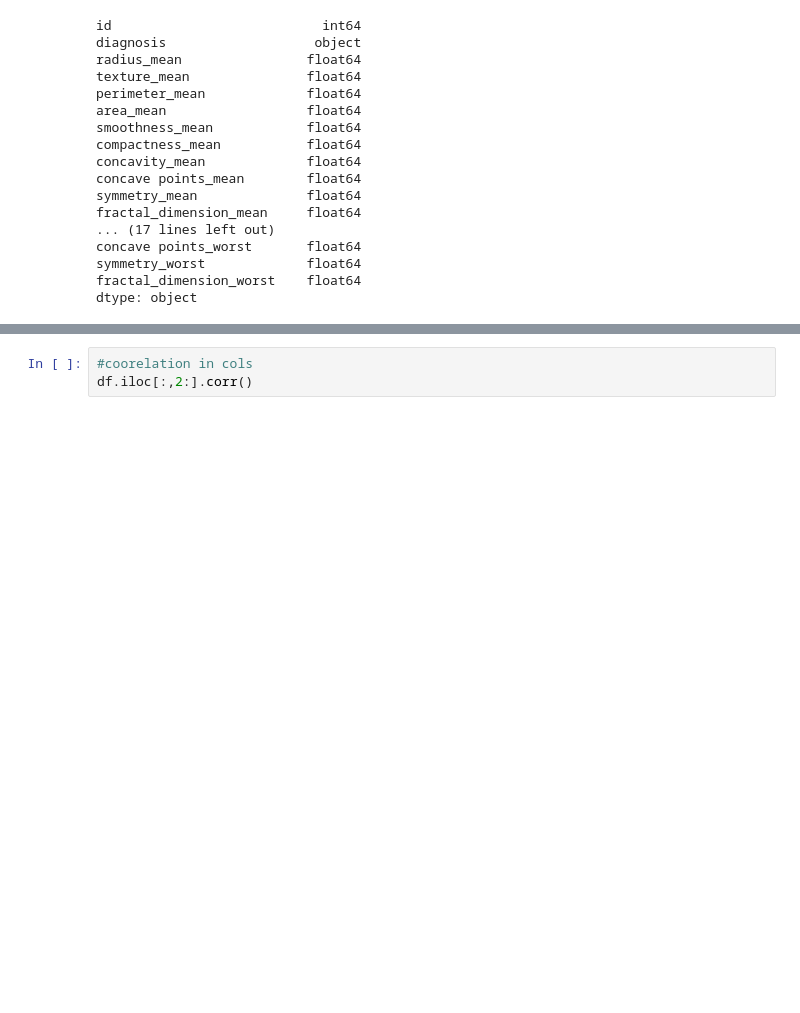
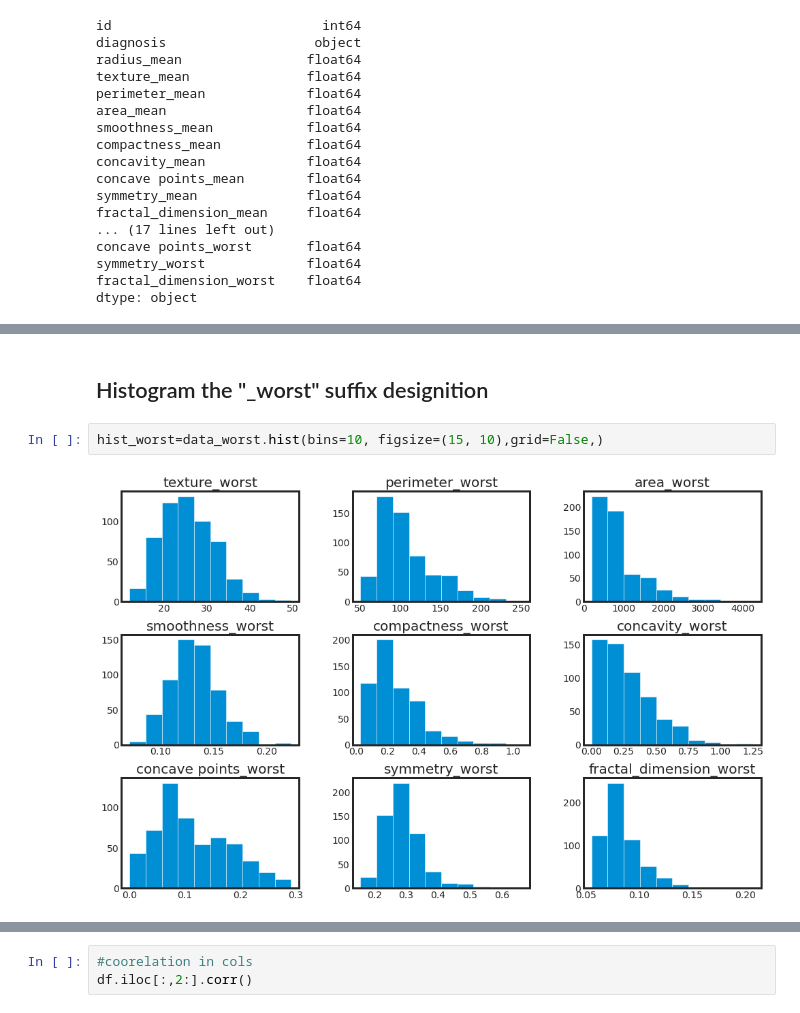
Before and after one commit to shoaibnadafgit/BreastCancer_Prediction, a Jupyter notebook: BreastCancer.ipynb, the cells around one changed output, grey strips where cells are left out. Drawn from its saved outputs; the diff is of its cells as text; blank space fills up the shorter version.

```diff
--- a/BreastCancer.ipynb
+++ b/BreastCancer.ipynb
@@ -129,0 +233,6 @@ array([1, 1, 1, 1, 1, 1, 1, 1, 1, 1, 1, 1, 1, 1, 1, 1, 1, 1, 1, 0, 0, 0,
+# %% [markdown]
+## Histogram the "_worst" suffix designition
+# %%
+hist_worst=data_worst.hist(bins=10, figsize=(15, 10),grid=False,)
+# %% [output]
+[figure, added]
```
Also changed, not shown: parts of 47 cells of this notebook.
